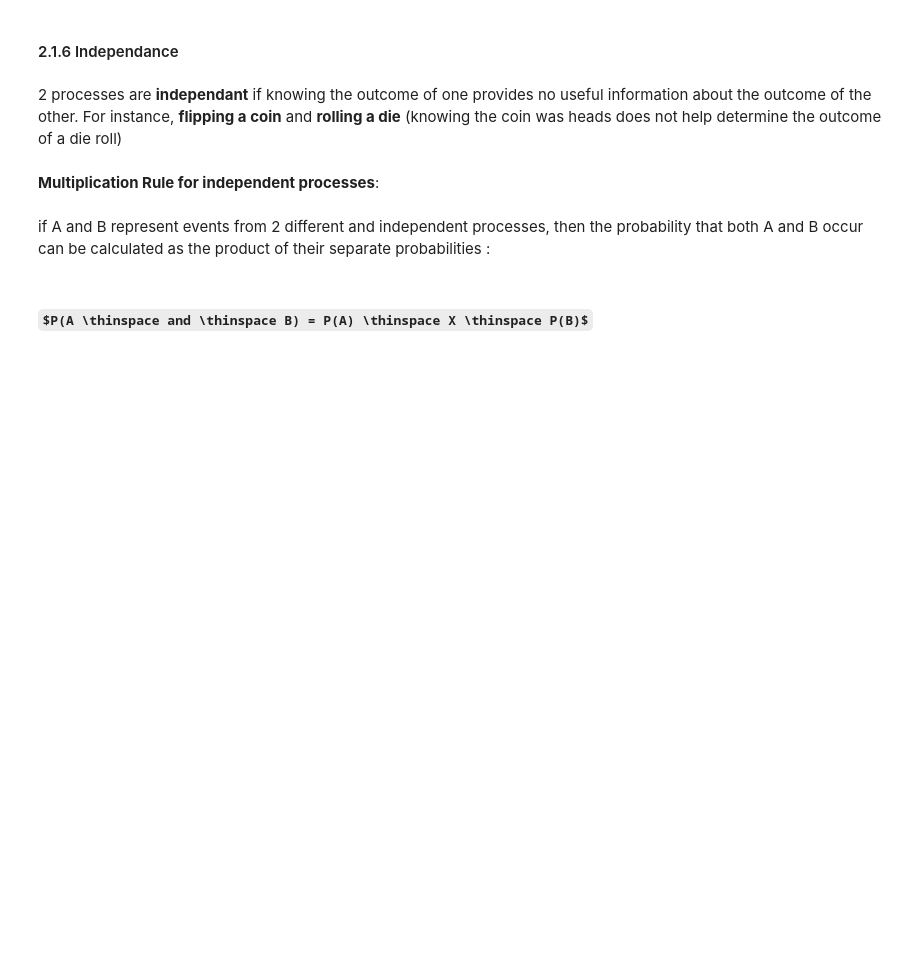
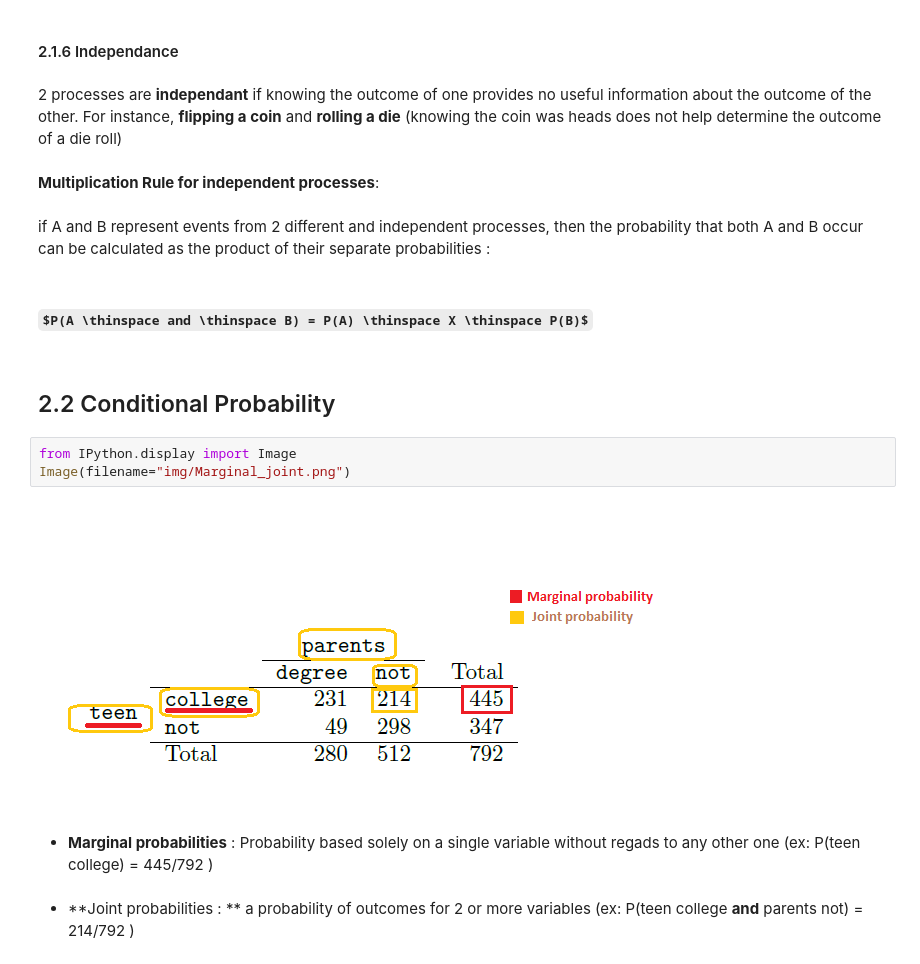
Before and after one commit to chikoungoun/OpenIntro, a Jupyter notebook: Chapter 2/Chap2_Probability.ipynb, the cells around one changed output. Saved outputs shown, nothing was run; the diff lists cells and outputs as text; some formulas as TeX source; blank space fills up the shorter version.

Commit message:
conditional probability introduction

```diff
--- a/Chapter 2/Chap2_Probability.ipynb
+++ b/Chapter 2/Chap2_Probability.ipynb
@@ -106,3 +106,14 @@ The **complement** of an event A is denoted $A^c$. It represents all the outcome
     if A and B represent events from 2 different and independent processes, then the probability that both A and B occur can be calculated as the product of their separate probabilities :
         <br/>
         <h3>$P(A \thinspace and \thinspace B) = P(A) \thinspace X \thinspace P(B)$</h3>
+# %% [markdown]
+## 2.2 Conditional Probability
+# %%
+from IPython.display import Image
+Image(filename="img/Marginal_joint.png")
+# %% [output]
+[figure, added]
+# %% [markdown]
+* **Marginal probabilities** : Probability based solely on a single variable without regads to any other one (ex: P(teen college) = 445/792 )
+# %% [markdown]
+* **Joint probabilities : ** a probability of outcomes for 2 or more variables (ex: P(teen college **and** parents not) = 214/792 )
```
Also changed, not shown: parts of 1 cell of this notebook.
